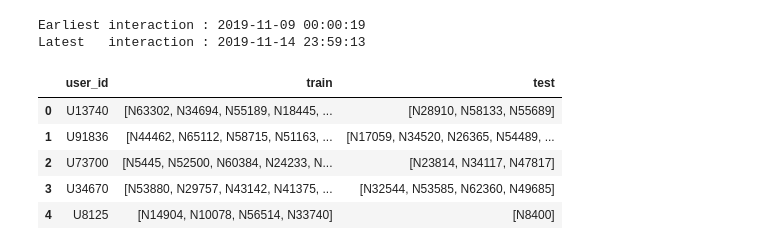
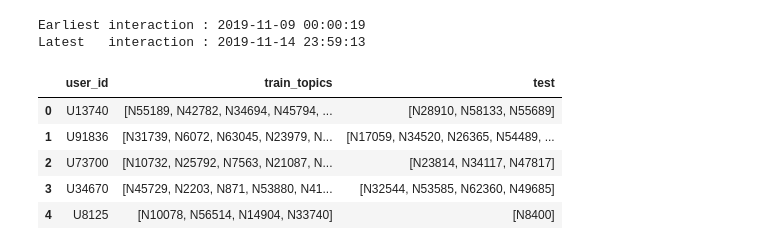
Before and after one commit to rayyyd/news_reccomender, a Jupyter notebook: ray/recommender.ipynb, the cells around one changed output. Cells and saved outputs as stored; diff of their text form; code cells hidden in the pictures.

```diff
--- a/ray/recommender.ipynb
+++ b/ray/recommender.ipynb
@@ -470,20 +463,3 @@ MIND_behaviour_df.head()
 | 2 | 3 | U73700 | 11/14/2019 7:01:48 AM | N10732 N25792 N7563 N21087 N41087... | N50014-0 N23877-0 N35389-0 N49712... |
 | 3 | 4 | U34670 | 11/11/2019 5:28:05 AM | N45729 N2203 N871 N53880 N41375 N... | N35729-0 N33632-0 N49685-1 N27581-0 |
 | 4 | 5 | U8125 | 11/12/2019 4:11:21 PM | N10078 N56514 N14904 N33740 | N39985-0 N36050-0 N16096-0 N8400-... |
-# %%
-# pick a user ID
-target_uid = "U13740"
-
-# slice the behaviour log to that user only
-user_df = (MIND_behaviour_df
-           [MIND_behaviour_df["user_id"] == target_uid]
-           .copy()                       # optional: keep original df untouched
-           .assign(time=pd.to_datetime(MIND_behaviour_df.loc[
-                       MIND_behaviour_df["user_id"] == target_uid, "time"]))  # parse time
-           .sort_values("time")          # chronological order
-           .reset_index(drop=True))
-pd.set_option('display.max_columns', None)    # show all columns
-pd.set_option('display.max_rows',    None)    # show all rows
-pd.set_option('display.max_colwidth', None)   # show full text in each cell
-pd.set_option('display.width', None)
-user_df.head(10)
@@ -574,37 +582,38 @@ Latest   interaction : 2019-11-14 23:59:13
 # %%
 def _collect_user(group):
     """for each user, history = train, impressions = test"""
-    train_set = set()
+    train_list = []
     test_set  = set()
 
     # Iterate over that user's sessions
     for hist, imps in zip(group['history'], group['impressions']):
-        train_set.update(hist.split())
+        if len(train_list) == 0:
+            train_list= hist.split()
 
         # Add only clicks
         for token in imps.split():
             if token.endswith("-1"):            # click  keep
                 news_id = token.split("-")[0]   # strip the -1 label
                 test_set.add(news_id)
 
     return pd.Series({
-        "train": list(train_set),
+        "train_topics": train_list,
         "test" : list(test_set)
     })
 
 #create the per‑user dataframe
 MIND_behaviour_df['history']     = MIND_behaviour_df['history'].fillna('')
 MIND_behaviour_df['impressions'] = MIND_behaviour_df['impressions'].fillna('')
 MIND_user_df = (
     MIND_behaviour_df.groupby('user_id', sort=False)
       .apply(_collect_user)
       .reset_index()
 )
 MIND_user_df.head()
 # %% [output]
-|  | user_id | train | test |
-| 0 | U13740 | [N63302, N34694, N55189, N18445, ... | [N28910, N58133, N55689] |
-| 1 | U91836 | [N44462, N65112, N58715, N51163, ... | [N17059, N34520, N26365, N54489, ... |
-| 2 | U73700 | [N5445, N52500, N60384, N24233, N... | [N23814, N34117, N47817] |
-| 3 | U34670 | [N53880, N29757, N43142, N41375, ... | [N32544, N53585, N62360, N49685] |
-| 4 | U8125 | [N14904, N10078, N56514, N33740] | [N8400] |
+|  | user_id | train_topics | test |
+| 0 | U13740 | [N55189, N42782, N34694, N45794, ... | [N28910, N58133, N55689] |
+| 1 | U91836 | [N31739, N6072, N63045, N23979, N... | [N17059, N34520, N26365, N54489, ... |
+| 2 | U73700 | [N10732, N25792, N7563, N21087, N... | [N23814, N34117, N47817] |
+| 3 | U34670 | [N45729, N2203, N871, N53880, N41... | [N32544, N53585, N62360, N49685] |
+| 4 | U8125 | [N10078, N56514, N14904, N33740] | [N8400] |
```
Also changed, not shown: parts of 20 cells of this notebook.
